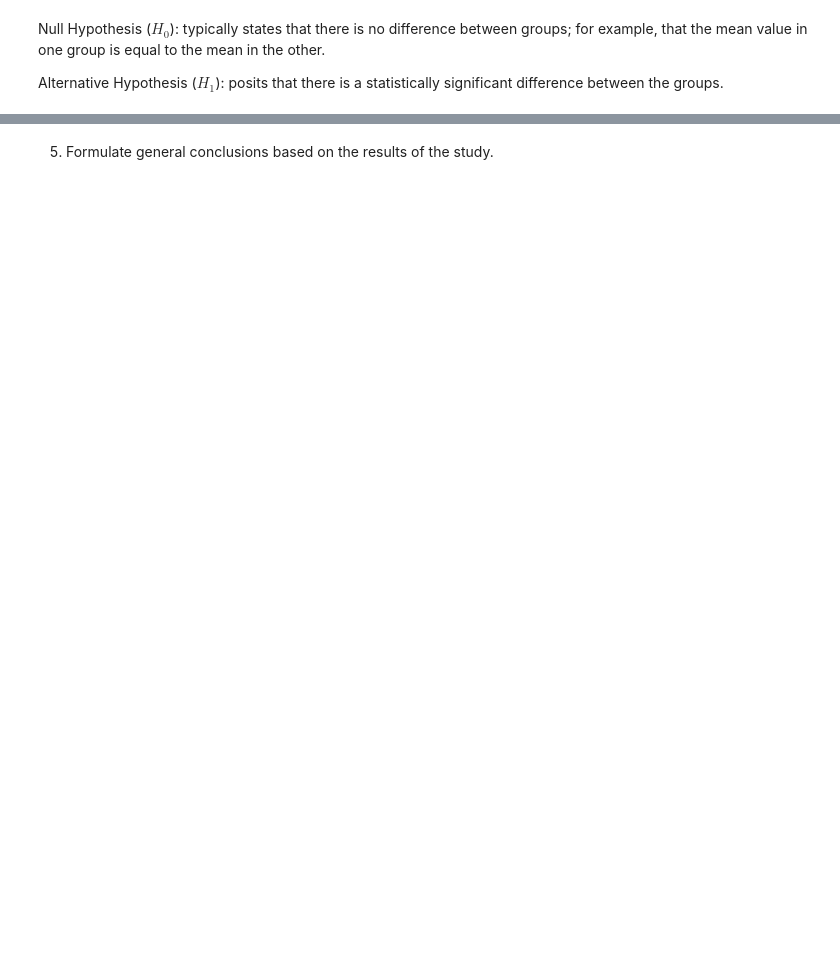
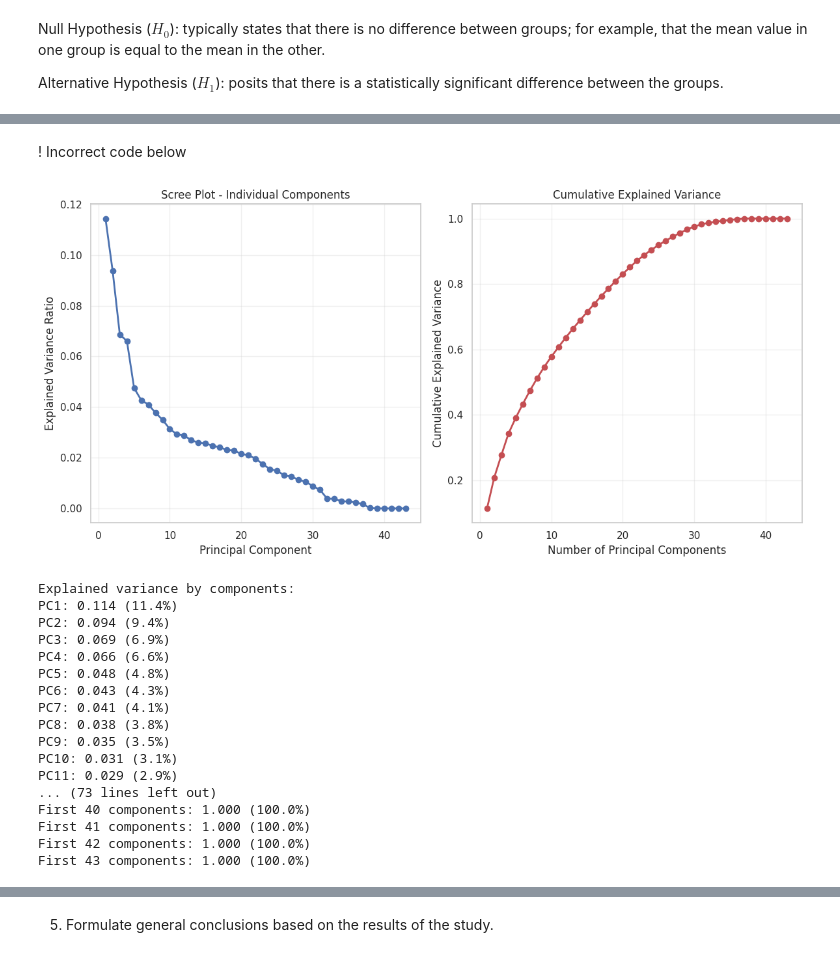
Before and after one commit to CepbluKot/hse-data-analysis-2025, a Jupyter notebook: project/project_Malysh_Tyukavkina.ipynb, the cells around one changed output, grey strips where cells are left out. Saved outputs shown, nothing was run; the diff lists cells and outputs as text; code cells hidden in the pictures; blank space fills up the shorter version.

```diff
--- a/project/project_Malysh_Tyukavkina.ipynb
+++ b/project/project_Malysh_Tyukavkina.ipynb
@@ -1605,0 +1598,66 @@ Mappings: {'state_code': {'AR': 1, 'AZ': 2, 'CA': 3, 'CO': 4, 'CT': 5, 'DC': 6,
+# %% [markdown]
+! Incorrect code below
+# %%
+
+from sklearn.preprocessing import StandardScaler
+from sklearn.decomposition import PCA
+# Perform PCA
+pca = PCA()
+
+scaler = StandardScaler()
+X_scaled = scaler.fit_transform(X)
+
+pca.fit(X_scaled)
+
+# Scree plot to determine number of components
+plt.figure(figsize=(12, 6))
+
+# Plot explained variance ratio
+plt.subplot(1, 2, 1)
+plt.plot(range(1, len(pca.explained_variance_ratio_) + 1),
+         pca.explained_variance_ratio_, 'bo-', linewidth=2)
+plt.xlabel('Principal Component')
+plt.ylabel('Explained Variance Ratio')
+plt.title('Scree Plot - Individual Components')
+plt.grid(True, alpha=0.3)
+
+# Plot cumulative explained variance
+plt.subplot(1, 2, 2)
+plt.plot(range(1, len(pca.explained_variance_ratio_) + 1),
+         np.cumsum(pca.explained_variance_ratio_), 'ro-', linewidth=2)
+plt.xlabel('Number of Principal Components')
+plt.ylabel('Cumulative Explained Variance')
+plt.title('Cumulative Explained Variance')
+plt.grid(True, alpha=0.3)
+
+plt.tight_layout()
+plt.show()
+
+# Print explained variance
+print("\nExplained variance by components:")
+for i, var in enumerate(pca.explained_variance_ratio_):
+    print(f"PC{i+1}: {var:.3f} ({var*100:.1f}%)")
+
+print(f"\nCumulative variance:")
+for i in range(1, len(pca.explained_variance_ratio_) + 1):
+    cum_var = np.cumsum(pca.explained_variance_ratio_)[i-1]
+    print(f"First {i} components: {cum_var:.3f} ({cum_var*100:.1f}%)")
+# %% [output]
+[figure, added]
+Explained variance by components:
+PC1: 0.114 (11.4%)
+PC2: 0.094 (9.4%)
+PC3: 0.069 (6.9%)
+PC4: 0.066 (6.6%)
+PC5: 0.048 (4.8%)
+PC6: 0.043 (4.3%)
+PC7: 0.041 (4.1%)
+PC8: 0.038 (3.8%)
+PC9: 0.035 (3.5%)
+PC10: 0.031 (3.1%)
+PC11: 0.029 (2.9%)
+... (73 lines left out)
+First 40 components: 1.000 (100.0%)
+First 41 components: 1.000 (100.0%)
+First 42 components: 1.000 (100.0%)
+First 43 components: 1.000 (100.0%)
```
Also changed, not shown: parts of 34 cells of this notebook, 2 other files.
